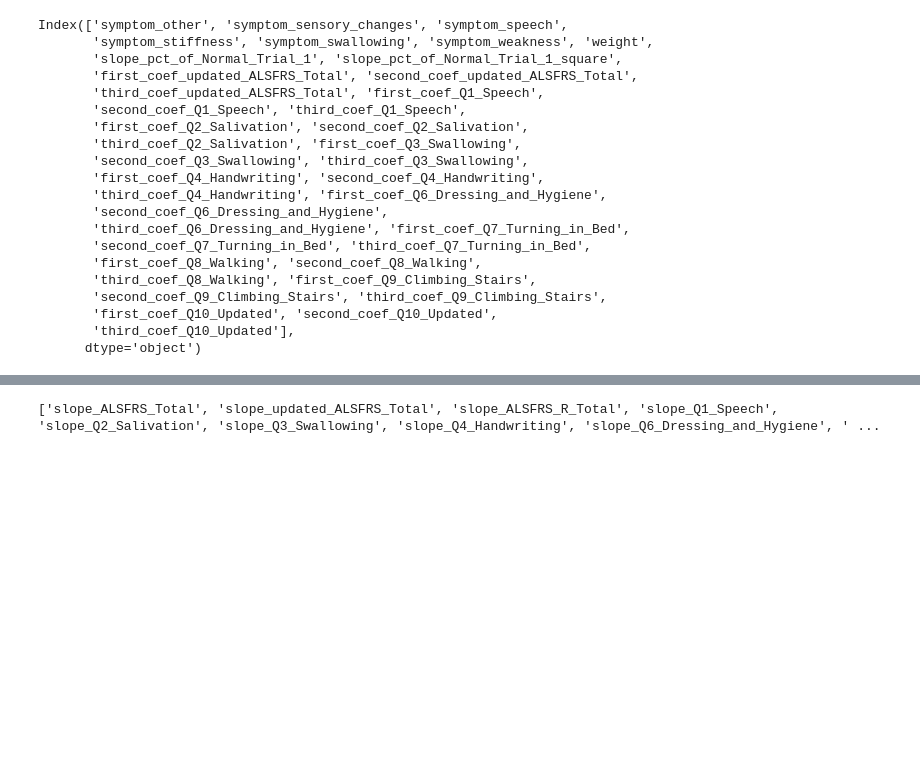
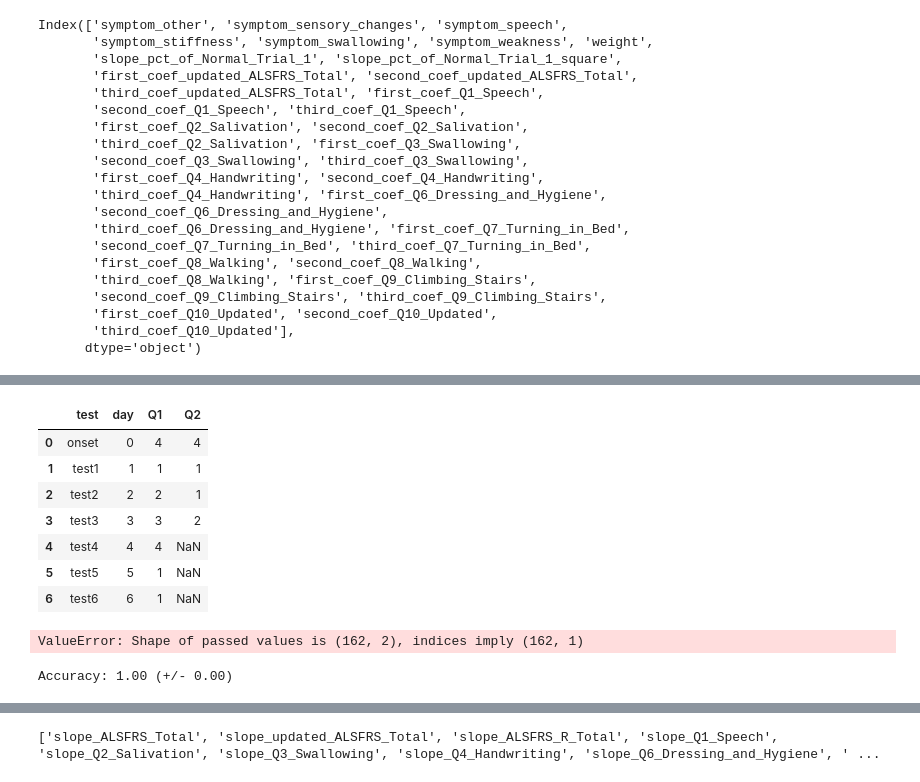
Before and after one commit to ttompk/als, a Jupyter notebook: model.ipynb, the cells around one changed output, grey strips where cells are left out. Cells and saved outputs as stored; diff of their text form; code cells hidden in the pictures; blank space fills up the shorter version.

```diff
--- a/model.ipynb
+++ b/model.ipynb
@@ -1772,0 +1851,19 @@ RMSE: 1046.62
+# %%
+alsfrs_entries = {'test': ['onset', 'test1', 'test2', 'test3', 'test4', 'test5', 'test6'],
+                  'day':[0, 1,2,3,4,5,6],
+                  'Q1':[4, "1", '2', '3', '4', '1', '1'],
+                  'Q2':[4, '1', '1', '2', "", "", ""]}
+alsfrs_df = pd.DataFrame(alsfrs_entries)
+# %%
+for c in list(alsfrs_df.columns):
+    alsfrs_df[c] = alsfrs_df[c].where(alsfrs_df[c]!="", np.NaN)
+alsfrs_df
+# %% [output]
+|  | test | day | Q1 | Q2 |
+| 0 | onset | 0 | 4 | 4 |
+| 1 | test1 | 1 | 1 | 1 |
+| 2 | test2 | 2 | 2 | 1 |
+| 3 | test3 | 3 | 3 | 2 |
+| 4 | test4 | 4 | 4 | NaN |
+| 5 | test5 | 5 | 1 | NaN |
+| 6 | test6 | 6 | 1 | NaN |
@@ -1772,0 +1876,16 @@ RMSE: 1046.62
+# %%
+residuals, X_test, y_test  = run_rf(df=this_data, features=features, class_regress=class_regress,
+       target=target, limit_on=limit_on, exclude_columns=exclude_columns)
+
+lm_eval(residuals, 'test', 'predicted')
+# %% [output]
+ValueError: Shape of passed values is (162, 2), indices imply (162, 1)
+# %%
+
+
+model = RandomForestRegressy_predicted = model.predict(X_test)ion(n_estimators=100)
+model.fit(X_train,y_train)
+scores = cross_val_score(rf, model_data, model_data[target], cv=5)
+print("Accuracy: %0.2f (+/- %0.2f)" % (scores.mean(), scores.std() * 2))
+# %% [output]
+Accuracy: 1.00 (+/- 0.00)
```
Also changed, not shown: parts of 31 cells of this notebook, 8 other files.
